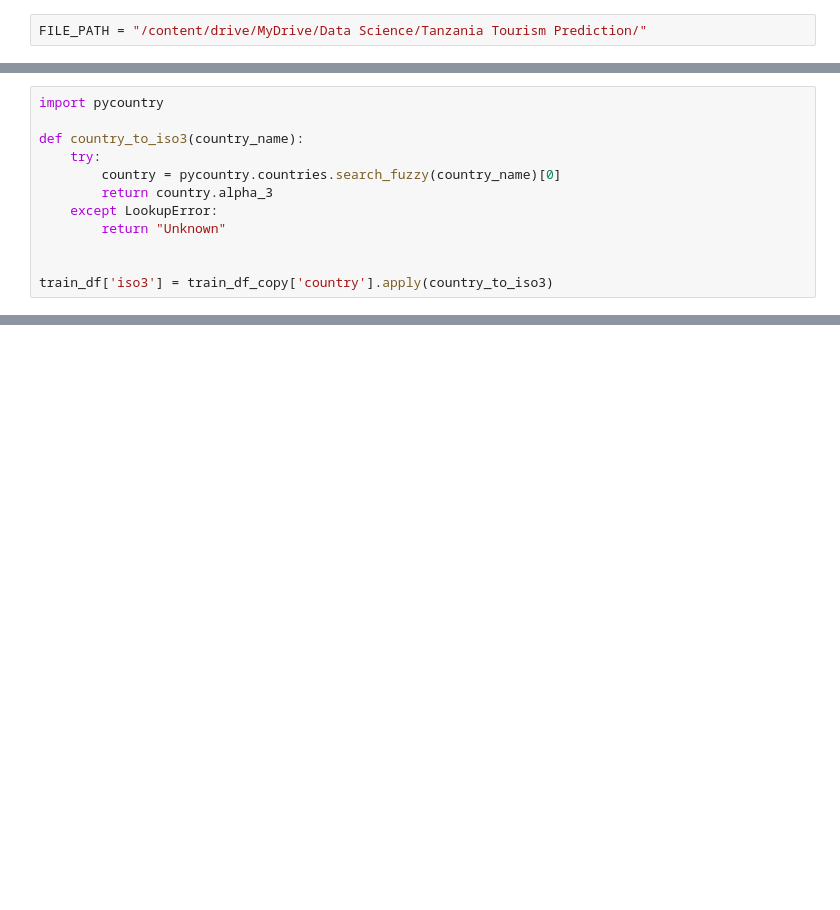
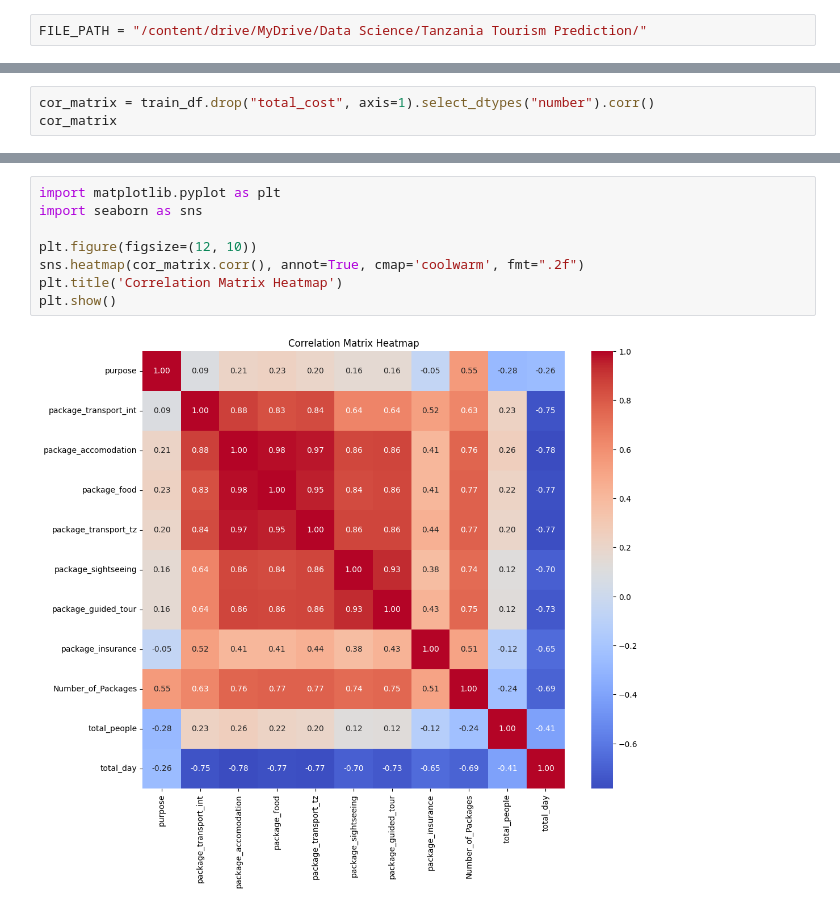
Before and after one commit to segnig/Tanzania-Tourism-Prediction, a Jupyter notebook: train.ipynb, the cells around one changed output, grey strips where cells are left out. Cells and saved outputs as stored; diff of their text form; blank space fills up the shorter version.

```diff
--- a/train.ipynb
+++ b/train.ipynb
@@ -472,12 +49,0 @@ Successfully installed pycountry-24.6.1
-# %%
-import pycountry
-
-def country_to_iso3(country_name):
-    try:
-        country = pycountry.countries.search_fuzzy(country_name)[0]
-        return country.alpha_3
-    except LookupError:
-        return "Unknown"
-
-
-train_df['iso3'] = train_df_copy['country'].apply(country_to_iso3)
@@ -1211,0 +54,3 @@ MSE: 48568073936919.195
+# %%
+cor_matrix = train_df.drop("total_cost", axis=1).select_dtypes("number").corr()
+cor_matrix
@@ -1211,0 +70,10 @@ MSE: 48568073936919.195
+# %%
+import matplotlib.pyplot as plt
+import seaborn as sns
+
+plt.figure(figsize=(12, 10))
+sns.heatmap(cor_matrix.corr(), annot=True, cmap='coolwarm', fmt=".2f")
+plt.title('Correlation Matrix Heatmap')
+plt.show()
+# %% [output]
+[figure, added]
```
Also changed, not shown: parts of 144 cells of this notebook.
